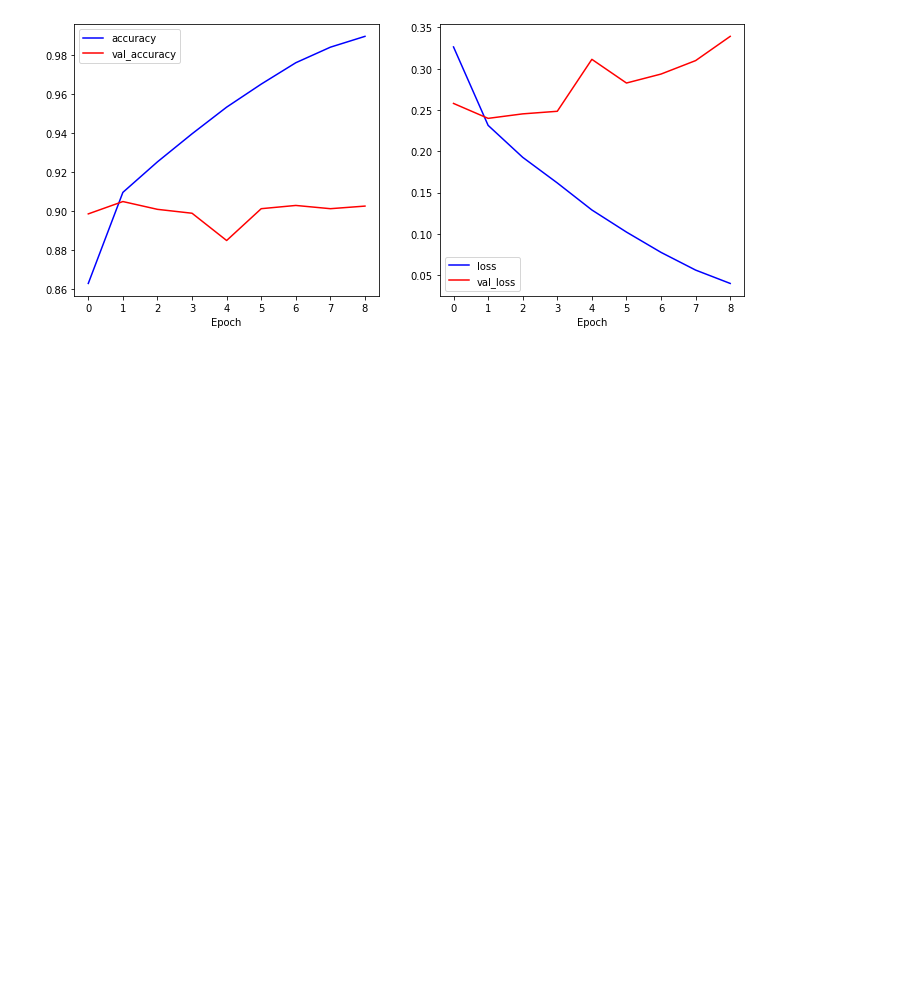
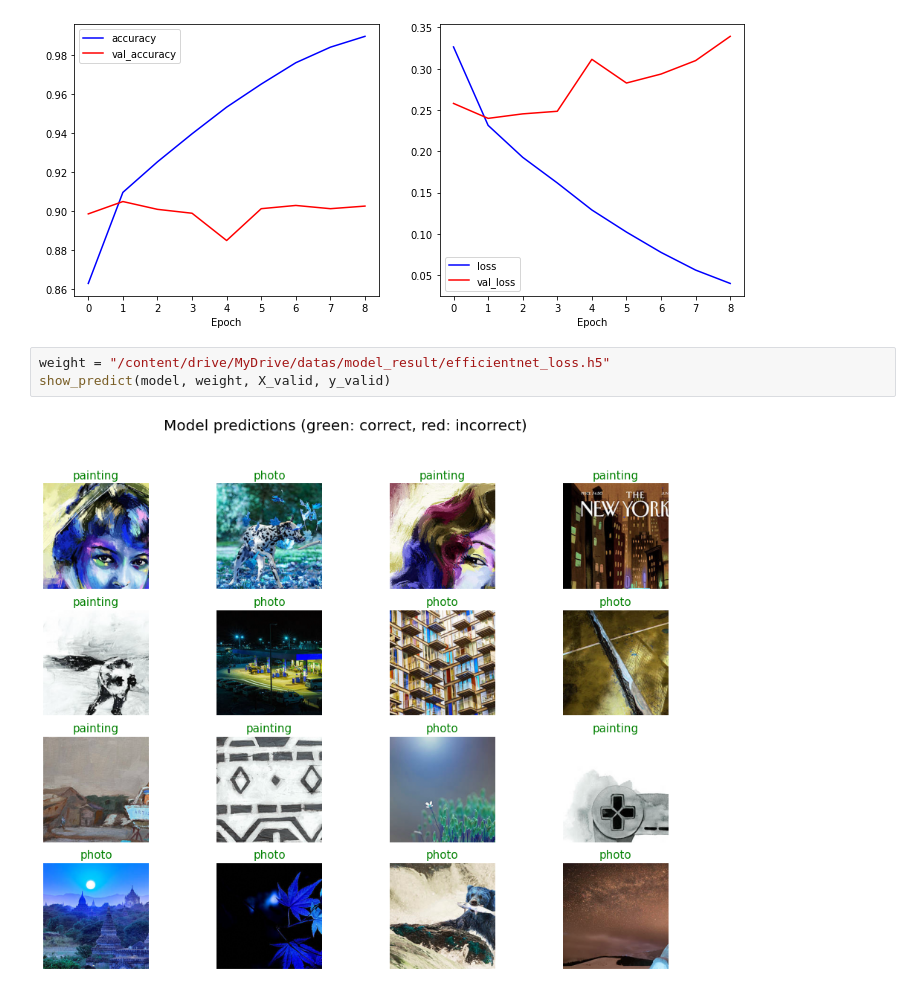
Before and after one commit to dss-17th/ml-repo-6, a Jupyter notebook: EfficientNet.ipynb, the cells around one changed output. Drawn from its saved outputs; the diff is of its cells as text; blank space fills up the shorter version.

Commit message:
efficient network modeling

```diff
--- a/EfficientNet.ipynb
+++ b/EfficientNet.ipynb
@@ -66,3 +66,8 @@ Epoch 00009: val_loss did not improve from 0.23980
 make_scores_graph(history=history)
 # %% [output]
 [figure]
+# %%
+weight = "/content/drive/MyDrive/datas/model_result/efficientnet_loss.h5"
+show_predict(model, weight, X_valid, y_valid)
+# %% [output]
+[figure, added]
```
